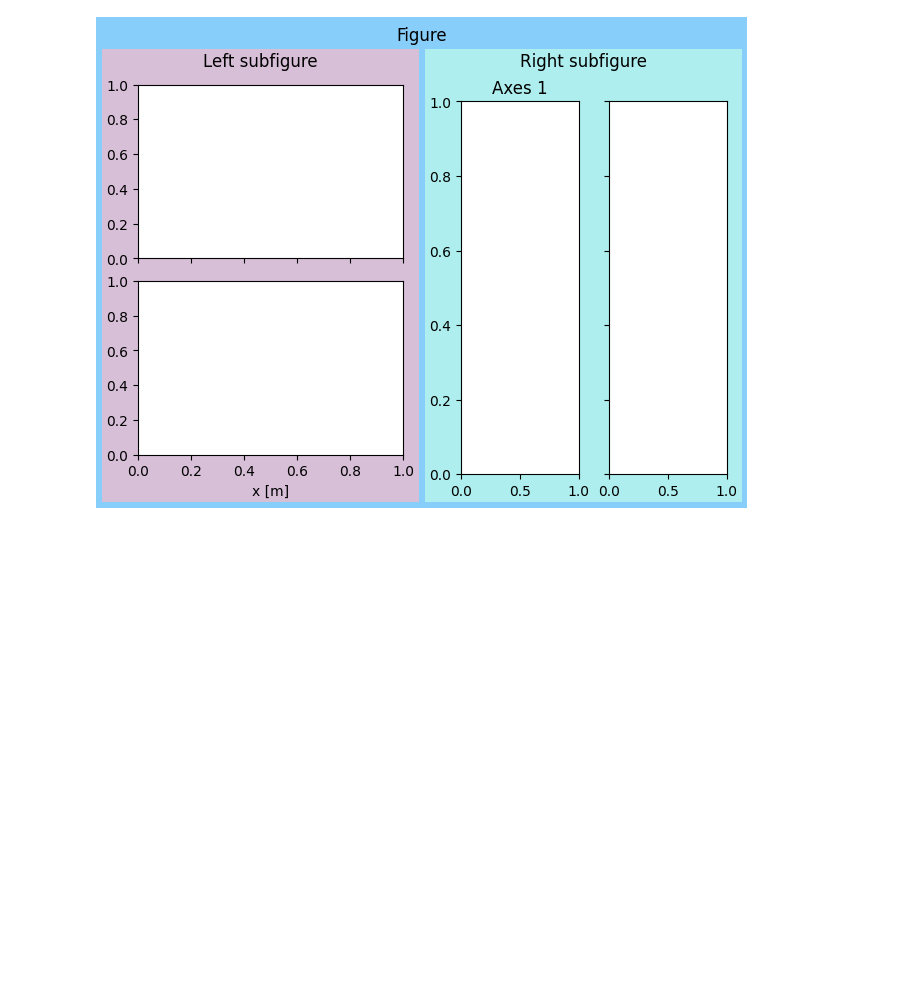
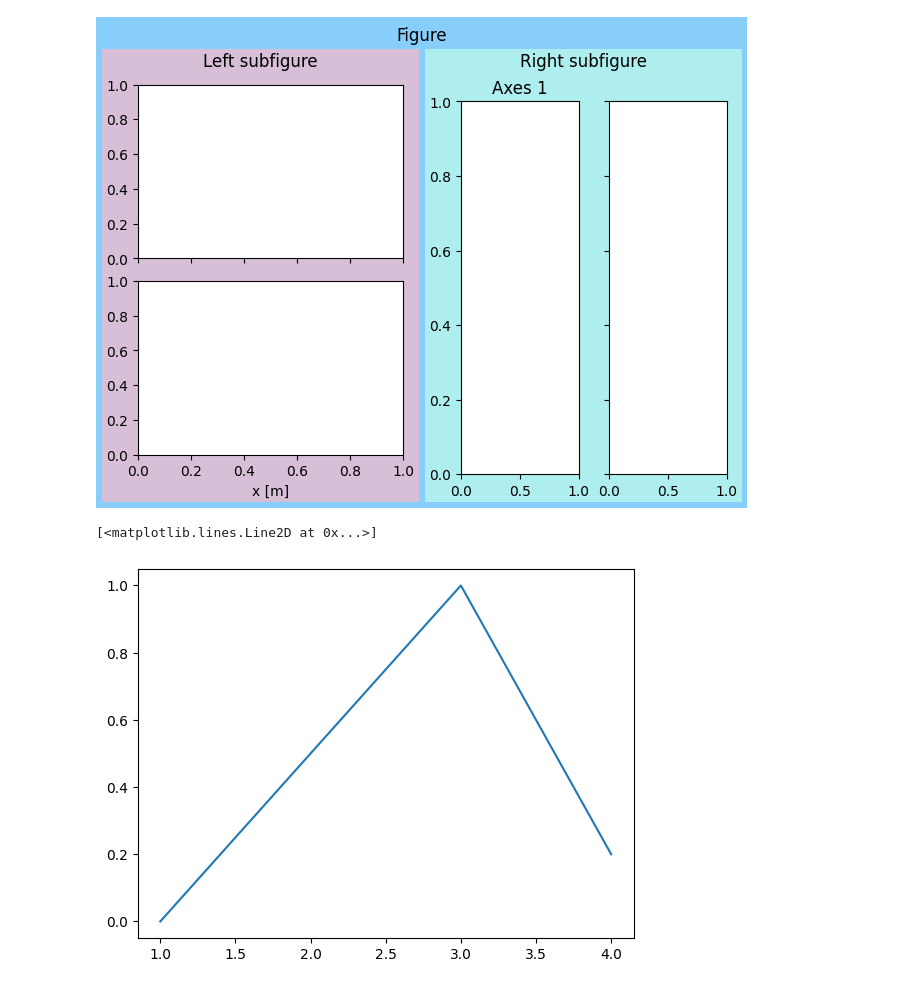
Before and after one commit to adhaka2901/AIML-Algorithms-Training, a Jupyter notebook: plottingAndVisualization/matplotlib-3.ipynb, the cells around one changed output. Cells and saved outputs as stored; diff of their text form; code cells hidden in the pictures; blank space fills up the shorter version.

```diff
--- a/plottingAndVisualization/matplotlib-3.ipynb
+++ b/plottingAndVisualization/matplotlib-3.ipynb
@@ -40,3 +41,12 @@ figR.suptitle('Right subfigure')
 # %% [output]
 Text(0.5, 0.98, 'Right subfigure')
 [figure]
+# %%
+import matplotlib.pyplot as plt
+
+fig = plt.figure()
+ax = fig.subplots()
+ax.plot([1, 2, 3, 4], [0, 0.5, 1, 0.2])
+# %% [output]
+[<matplotlib.lines.Line2D at 0x...>]
+[figure, added]
```
Also changed, not shown: parts of 5 cells of this notebook.
